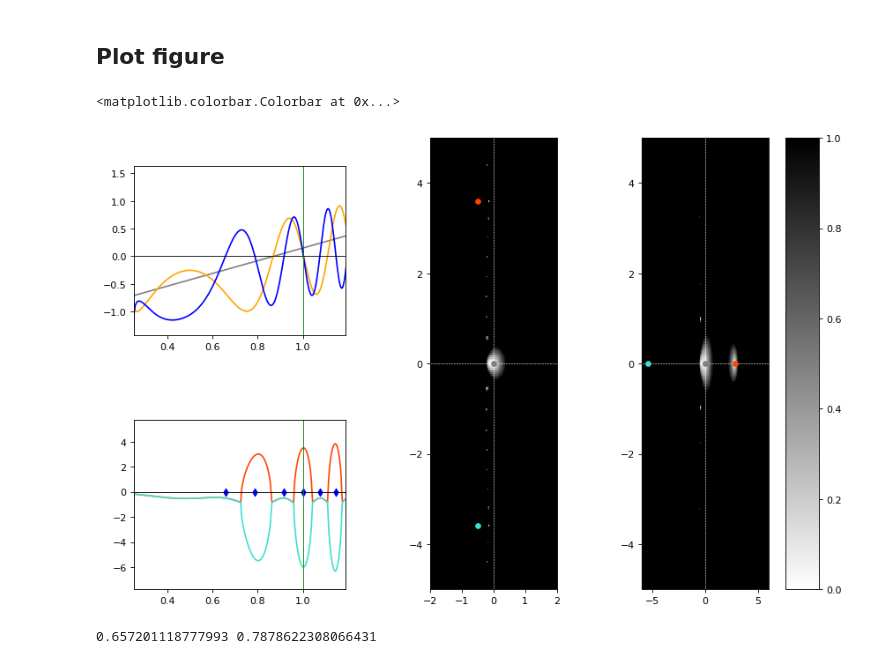
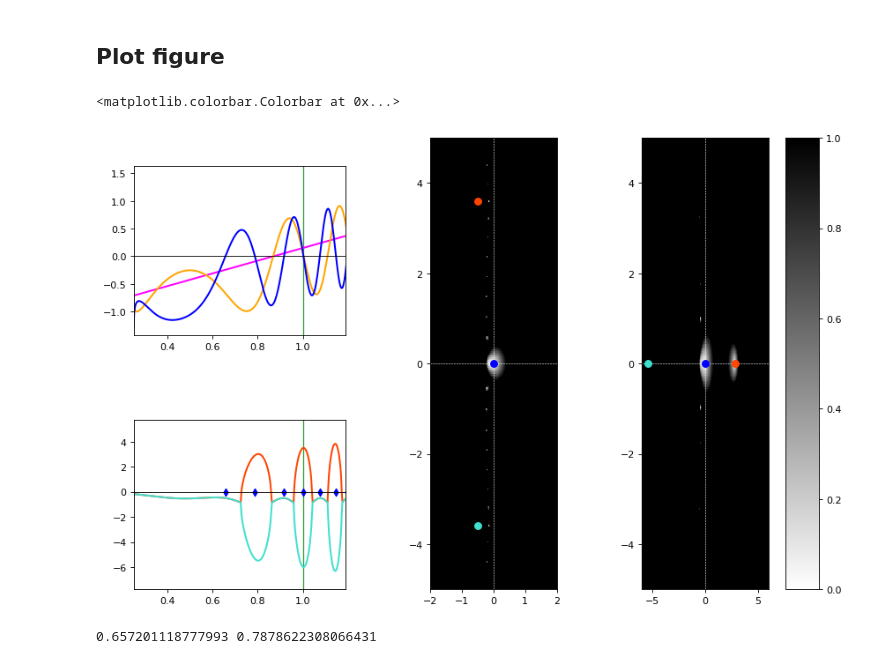
Before and after one commit to parkseo7/KuramotoPlasticDelay, a Jupyter notebook: fig2D_analysis.ipynb, the cells around one changed output. Saved outputs shown, nothing was run; the diff lists cells and outputs as text; code cells hidden in the pictures.

```diff
--- a/fig2D_analysis.ipynb
+++ b/fig2D_analysis.ipynb
@@ -197,7 +197,7 @@ bbox3 = [0.75, 0.1, 0.15, 0.8] # Fig 2d: Eigenvalue plot of 2nd Omega
 bbox4 = [0.92, 0.1, 0.04, 0.8] # Colour legend for fig 2c, fig 2d heatmaps
 
 # Plot options
-lw_ab1 = 1.5
+lw_ab1 = 1.8
 lw_ab2 = 0.8
 lw_cd = 0.5
 ms_b = 30
@@ -211,12 +211,18 @@ eig_options_line = {'linestyle': 'dashed',
                     }
 eig_options_mark = {'linestyle': 'None',
                     'marker': 'o',
-                    'markersize': 5
+                    'markersize': 7
                     }
+
+omega_opts = {'linewidth': 1.2,
+              'linestyle': 'solid',
+              'alpha': 0.8,
+              'color': 'green'
+              }
 
 tick_fontsize = 8
 
-eig_colours = ['turquoise', 'orangered', 'grey']
+eig_colours = ['turquoise', 'orangered', 'blue']
 # %% [markdown]
 ## Plot figure
 # %%
@@ -230,12 +236,12 @@ ax[3].set_position(bbox3)
 ax[4].set_position(bbox4)
 
 # Figure 2a
-ax[0].plot(Omega_arr, R_arr_noplas, color='grey', linewidth=lw_ab1, alpha=al_ab)
+ax[0].plot(Omega_arr, R_arr_noplas, color='magenta', linewidth=lw_ab1, alpha=al_ab)
 ax[0].plot(Omega_arr, R_arr2, color='orange', linewidth=lw_ab1, alpha=al_ab)
 ax[0].plot(Omega_arr, R_arr, color='blue', linewidth=lw_ab1, alpha=al_ab)
 
 ax[0].axhline(y=0, color='black', linewidth=lw_ab2)
-ax[0].axvline(x=w0, color='green', linewidth=lw_ab2)
+ax[0].axvline(x=w0, zorder=-1, **omega_opts)
 
 ax[0].set_xlim(left=w0-g/2, right=w0+g/8)
 
@@ -247,11 +253,11 @@ ax[1].plot(Omega_arr, re_roots1, color=eig_colours[1], linewidth=lw_ab1, alpha=a
 ax[1].plot(Omega_arr, re_roots2, color=eig_colours[0], linewidth=lw_ab1, alpha=al_ab)
 
 ax[1].scatter(Omega_roots, np.zeros(Omega_roots.size), s=ms_b, marker='d', color='blue')
-# for Om_root in Omega_roots:
+# for Om_root in Omega_roots[:3]:
     # ax[1].axvline(x=Om_root, color='blue', linewidth=lw_ab2)
 
 ax[1].axhline(y=0, color='black', linewidth=lw_ab2)
-ax[1].axvline(x=w0, color='green', linewidth=lw_ab2)
+ax[1].axvline(x=w0, zorder=-1, **omega_opts)
 
 ax[1].set_xlim(left=w0-g/2, right=w0+g/8)
 
@@ -263,34 +269,34 @@ ax[2].axis([u_min1, u_max1, v_min1, v_max1])
 ax[2].axhline(y=0, **eig_options_line) # x-axis
 ax[2].axvline(x=0, **eig_options_line) # y-axis
 
 re1 = np.real(cubic_roots1[[1,0,2]])
 im1 = np.imag(cubic_roots1[[1,0,2]])
 
 for i in range(re1.size):
     ax[2].plot(np.array([re1[i]]), np.array([im1[i]]), color=eig_colours[i], **eig_options_mark)
 # ax[2].plot(np.real(cubic_roots1), np.imag(cubic_roots1), color='orange', **eig_options_mark) # Cubic roots
 
 
 # Figure 2d
 ax[3].pcolormesh(u_mesh2, v_mesh2, z_mesh2, cmap='binary', vmin=0, vmax=1) # cmap='RdBu'
 ax[3].axis([u_min2, u_max2, v_min2, v_max2])
 
 ax[3].axhline(y=0, **eig_options_line) # x-axis
 ax[3].axvline(x=0, **eig_options_line) # y-axis
 
 re2 = np.real(cubic_roots2)
 im2 = np.imag(cubic_roots2)
 
 for i in range(re2.size):
     ax[3].plot(np.array([re2[i]]), np.array([im2[i]]), color=eig_colours[i], **eig_options_mark)
 
 # ax[3].plot(np.real(cubic_roots2), np.imag(cubic_roots2), color='orange', **eig_options_mark) # Cubic roots
 
 # Colourbar
 fig.colorbar(c, cax=ax[4])
 # %% [output]
 <matplotlib.colorbar.Colorbar at 0x...>
-[figure, old version]
+[figure, new version]
 # %%
 print(Omega1, Omega2)
 # %% [output]
```
Also changed, not shown: 11 other files.
